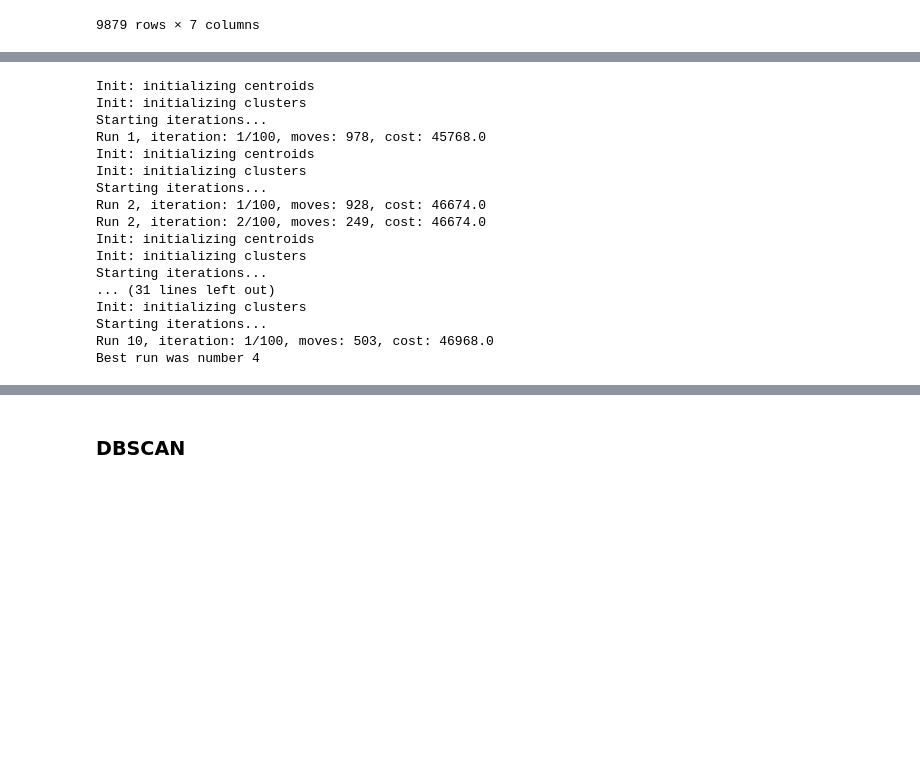
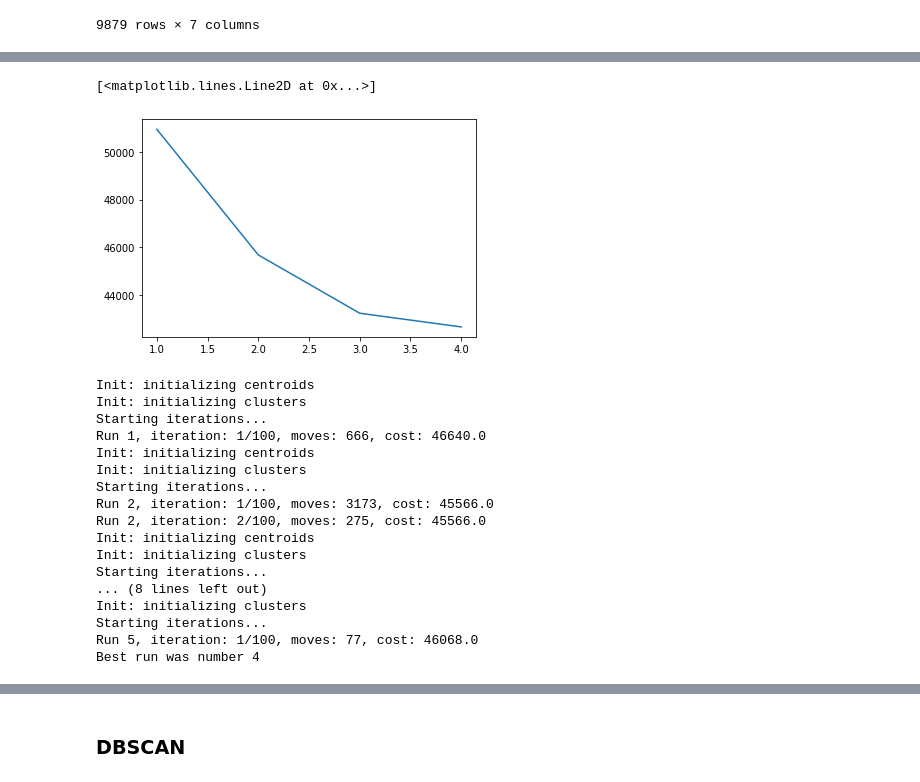
Before and after one commit to srokowskip/sad, a Jupyter notebook: high_diamond_ranked.ipynb, the cells around one changed output, grey strips where cells are left out. Saved outputs shown, nothing was run; the diff lists cells and outputs as text; code cells hidden in the pictures; blank space fills up the shorter version.

```diff
--- a/high_diamond_ranked.ipynb
+++ b/high_diamond_ranked.ipynb
@@ -546,3 +547,9 @@ rankeds_processed
 9879 rows × 7 columns
 # %%
 from kmodes.kmodes import KModes
+# %%
+cost = []
+for clusters in list(range(1,5)):
+    kmode = KModes(n_clusters=clusters, init = "Huang", n_init = 1, verbose=1)
+    kmode.fit_predict(rankeds_processed)
+    cost.append(kmode.cost_)
@@ -549,23 +577,29 @@ from kmodes.kmodes import KModes
+# %%
+y = np.array([i for i in range(1,5,1)])
+plt.plot(y,cost)
+# %% [output]
+[<matplotlib.lines.Line2D at 0x...>]
+[figure, added]
 # %%
-km_kmodes = KModes(n_clusters=2, init = "Huang", n_init = 10, verbose=1)
-fitClusters_cao = km_kmodes.fit_predict(rankeds_processed)
+km_kmodes = KModes(n_clusters=2, init = "Huang", n_init = 5, verbose=1)
+fitClusters_huang = km_kmodes.fit_predict(rankeds_processed)
 # %% [output]
 Init: initializing centroids
 Init: initializing clusters
 Starting iterations...
-Run 1, iteration: 1/100, moves: 978, cost: 45768.0
+Run 1, iteration: 1/100, moves: 666, cost: 46640.0
 Init: initializing centroids
 Init: initializing clusters
 Starting iterations...
-Run 2, iteration: 1/100, moves: 928, cost: 46674.0
-Run 2, iteration: 2/100, moves: 249, cost: 46674.0
+Run 2, iteration: 1/100, moves: 3173, cost: 45566.0
+Run 2, iteration: 2/100, moves: 275, cost: 45566.0
 Init: initializing centroids
 Init: initializing clusters
 Starting iterations...
-... (31 lines left out)
+... (8 lines left out)
 Init: initializing clusters
 Starting iterations...
-Run 10, iteration: 1/100, moves: 503, cost: 46968.0
+Run 5, iteration: 1/100, moves: 77, cost: 46068.0
 Best run was number 4
 # %%
 km_kmodes.cluster_centroids_
```
Also changed, not shown: parts of 9 cells of this notebook.
